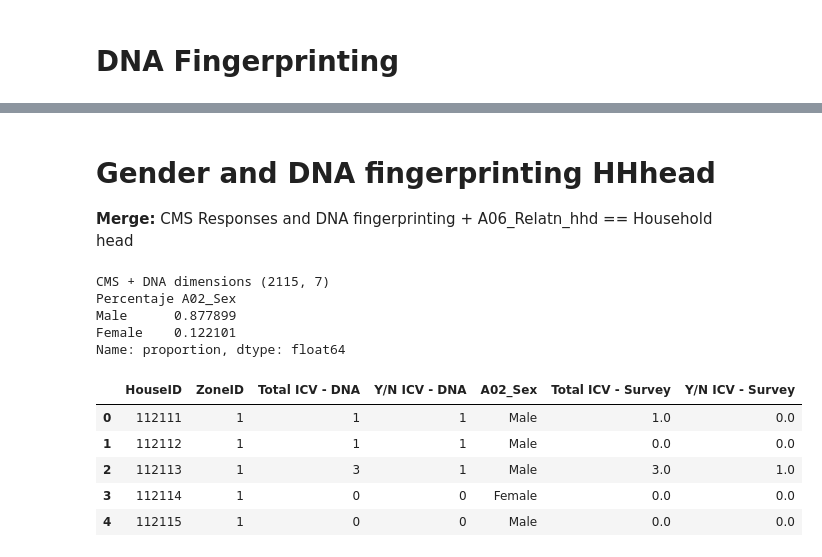
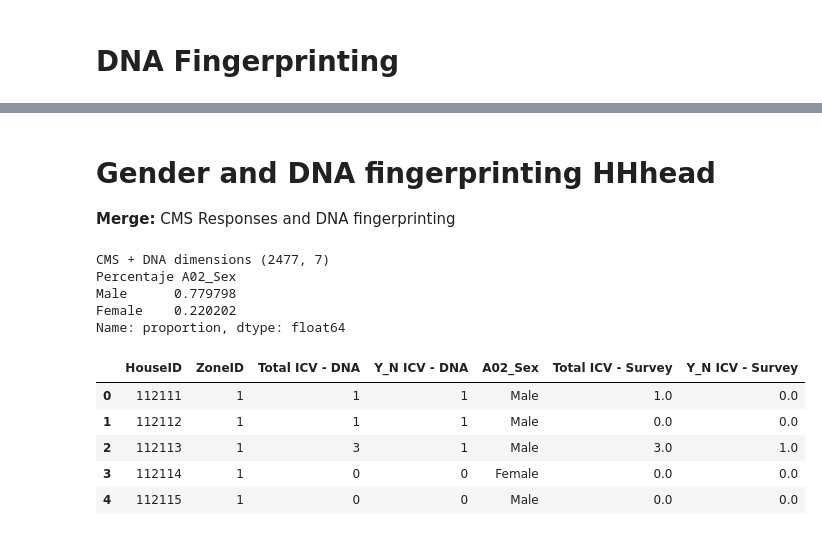
Before and after one commit to japrietov/Technology-Adoption, a Jupyter notebook: Code/Houshold Information (Python).ipynb, the cells around one changed output, grey strips where cells are left out. Drawn from its saved outputs; the diff is of its cells as text; code cells hidden in the pictures.

Commit message:
vJun24 - CMS + DNA fingerprinting

```diff
--- a/Code/Houshold Information (Python).ipynb
+++ b/Code/Houshold Information (Python).ipynb
@@ -27,7 +54,7 @@ df_DNA = pd.read_csv("../Data/CMS-raw/dna.csv")
 houseIDs = df_CMS['HouseID'].value_counts().keys()
 df_DNA = df_DNA[df_DNA['HouseID'].isin(houseIDs)].groupby('HouseID', as_index=False).agg(
     {'StateID': 'min', 'adoption': ['sum', 'min']})
-df_DNA.columns = ['HouseID', 'ZoneID', 'Total ICV - DNA', 'Y/N ICV - DNA']
+df_DNA.columns = ['HouseID', 'ZoneID', 'Total ICV - DNA', 'Y_N ICV - DNA']
 df_DNA['ZoneID'] = (df_DNA['ZoneID']/10).astype(int)#.tail()
-df_DNA.head()
+df_DNA.shape# ()
 # %% [output]
@@ -40,20 +62,20 @@ df_DNA.head()
 # %% [markdown]
 # Gender and DNA fingerprinting HHhead
-**Merge:** CMS Responses and  DNA fingerprinting + A06_Relatn_hhd == Household head
+**Merge:** CMS Responses and  DNA fingerprinting
 # %%
-df_CMS_HH  = df_CMS[df_CMS['A06_Relatn_hhd'] == 'Household head']
-df_CMS_HH  = df_CMS_HH.rename(columns={'Household_ICV': 'Total ICV - Survey', 'planted': 'Y/N ICV - Survey',})
-df_CMS_HH_DNA = pd.merge(df_DNA, df_CMS_HH[['HouseID', 'A02_Sex', 'Total ICV - Survey', 'Y/N ICV - Survey']], on='HouseID')
+df_CMS_HH  = df_CMS#[df_CMS['A06_Relatn_hhd'] == 'Household head']
+df_CMS_HH  = df_CMS_HH.rename(columns={'Household_ICV': 'Total ICV - Survey', 'planted': 'Y_N ICV - Survey',})
+df_CMS_HH_DNA = pd.merge(df_DNA, df_CMS_HH[['HouseID', 'A02_Sex', 'Total ICV - Survey', 'Y_N ICV - Survey']], on='HouseID')
 print('CMS + DNA dimensions', df_CMS_HH_DNA.shape)
 print('Percentaje', df_CMS_HH_DNA['A02_Sex'].value_counts(normalize=True))
 df_CMS_HH_DNA.head()
 # %% [output]
-CMS + DNA dimensions (2115, 7)
+CMS + DNA dimensions (2477, 7)
 Percentaje A02_Sex
-Male      0.877899
-Female    0.122101
+Male      0.779798
+Female    0.220202
 Name: proportion, dtype: float64
-|  | HouseID | ZoneID | Total ICV - DNA | Y/N ICV - DNA | A02_Sex | Total ICV - Survey | Y/N ICV - Survey |
+|  | HouseID | ZoneID | Total ICV - DNA | Y_N ICV - DNA | A02_Sex | Total ICV - Survey | Y_N ICV - Survey |
 | 0 | 112111 | 1 | 1 | 1 | Male | 1.0 | 0.0 |
 | 1 | 112112 | 1 | 1 | 1 | Male | 0.0 | 0.0 |
 | 2 | 112113 | 1 | 3 | 1 | Male | 3.0 | 1.0 |
```
Also changed, not shown: parts of 20 cells of this notebook, 18 other files.
